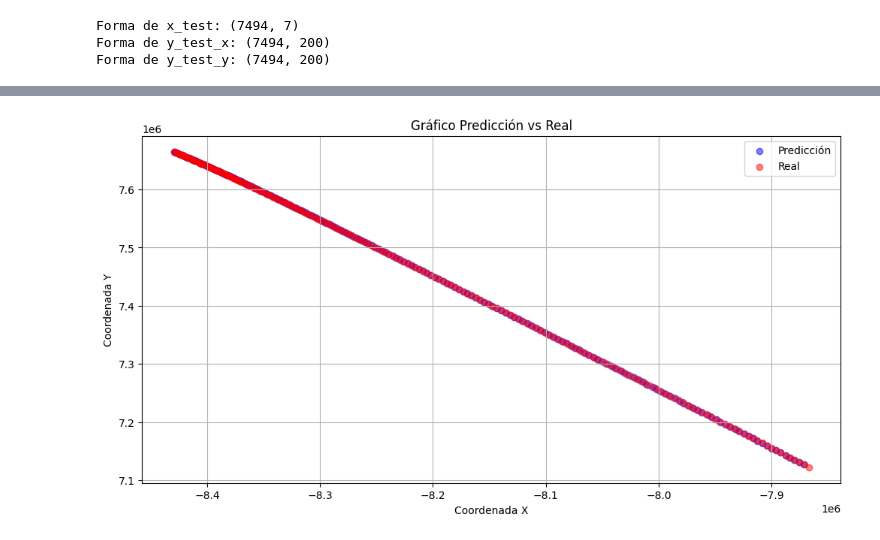
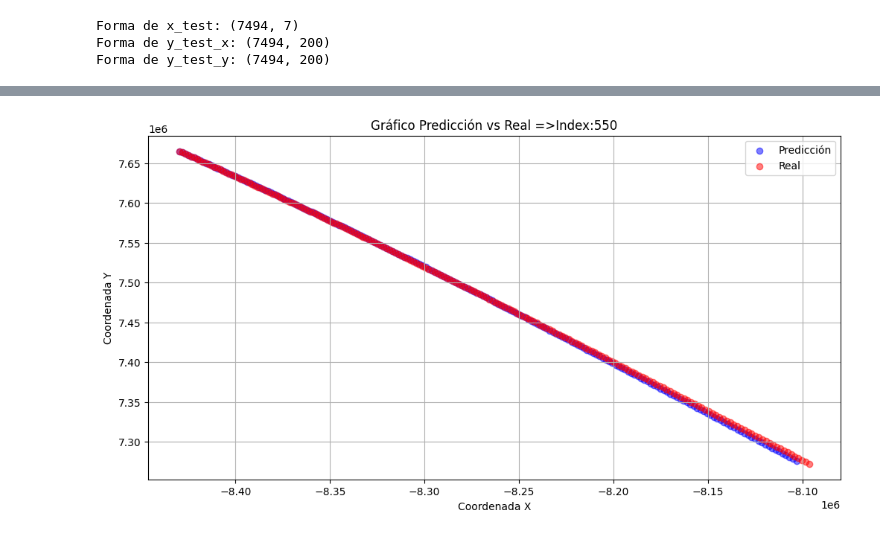
Before and after one commit to ValeFernando840/Ray-Tracing, a Jupyter notebook: Entrenamiento/03-Entrenamiento_X_Y.ipynb, the cells around one changed output, grey strips where cells are left out. Saved outputs shown, nothing was run; the diff lists cells and outputs as text; code cells hidden in the pictures.

```diff
--- a/Entrenamiento/03-Entrenamiento_X_Y.ipynb
+++ b/Entrenamiento/03-Entrenamiento_X_Y.ipynb
@@ -125,28 +125,28 @@ def train_model_xy(x_train, y_train_x_scaled, y_train_y_scaled):
   inputs	= Input(shape=(x_train.shape[1],))
   # Capa_1
   x = Dense(400, activation = act_name, kernel_regularizer = l2(l2_reg))(inputs)
-  x = Dropout(drop_rate)(x)
+  # x = Dropout(drop_rate)(x)
   # Capa_2
   x = Dense(450, activation = act_name, kernel_regularizer = l2(l2_reg))(x)
   x = Dropout(drop_rate)(x)
   # Capa_3
   x = Dense(500, activation = act_name, kernel_regularizer = l2(l2_reg))(x)
-  x = Dropout(drop_rate)(x)
+  # x = Dropout(drop_rate)(x)
   # Capa_4
   x = Dense(550, activation = act_name, kernel_regularizer = l2(l2_reg))(x)
   x = Dropout(drop_rate)(x)
   # Capa_5
   x = Dense(600, activation = act_name, kernel_regularizer = l2(l2_reg))(x)
-  x = Dropout(drop_rate)(x)
+  # x = Dropout(drop_rate)(x)
 	# Capa_6
   x = Dense(700, activation = act_name, kernel_regularizer = l2(l2_reg))(x)
-  x = Dropout(drop_rate)(x)
+  # x = Dropout(drop_rate)(x)
 	# Salida
   outputs_x = Dense(200, activation = 'linear', name = 'x_outputs')(x)
   outputs_y = Dense(200, activation = 'linear', name = 'y_outputs')(x)
 	# Definimos el Modelo
   model_xy = Model(inputs=inputs, outputs=[outputs_x, outputs_y], name = "modelo_xy")
-  model_xy.compile(optimizer=optimizer, loss='mae') # mae
+  model_xy.compile(optimizer=optimizer, loss= Huber(delta=1.0)) # mae mse
   model_xy.summary()
   history_xy = model_xy.fit(x_train, [y_train_x_scaled, y_train_y_scaled],
 														epochs 						= epochs,
@@ -212,9 +212,19 @@ loss = modelo_xy.evaluate(x_test,[y_test_x_scaled, y_test_y_scaled])
 # %%
-idx = 201
+idx = 550
 
 pred_x_scaled,pred_y_scaled = modelo_xy.predict(np.expand_dims(x_test.iloc[idx], axis=0))
 pred_x = scaler_outputs_x.inverse_transform(pred_x_scaled)
 pred_y = scaler_outputs_y.inverse_transform(pred_y_scaled)
 true_x = y_test_xy.iloc[idx,:200].to_numpy()
 true_y = y_test_xy.iloc[idx,200:].to_numpy()
+# Graficamos
+plt.figure(figsize=(12,6))
+plt.scatter(pred_x, pred_y, label='Predicción', color='blue', alpha=0.5)
+plt.scatter(true_x, true_y, label='Real', color='red', alpha=0.5)
+plt.title(f'Gráfico Predicción vs Real =>Index:{idx}')
+plt.xlabel("Coordenada X")
+plt.ylabel("Coordenada Y")
+plt.grid(True)
+plt.legend()
+plt.show()
 # %% [output]
@@ -222,14 +232,2 @@ true_y = y_test_xy.iloc[idx,200:].to_numpy()
+[figure, added]
-# %%
-# Graficamos
-plt.figure(figsize=(12,6))
-plt.scatter(pred_x, pred_y, label='Predicción', color='blue', alpha=0.5)
-plt.scatter(true_x, true_y, label='Real', color='red', alpha=0.5)
-plt.title("Gráfico Predicción vs Real")
-plt.xlabel("Coordenada X")
-plt.ylabel("Coordenada Y")
-plt.grid(True)
-plt.legend()
-plt.show()
-# %% [output]
-[figure, removed]
 # %%
```
Also changed, not shown: parts of 4 cells of this notebook.
